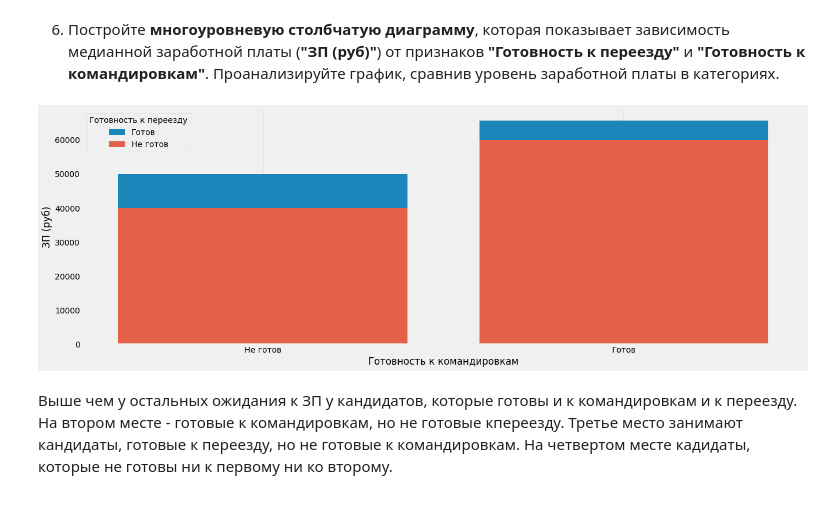
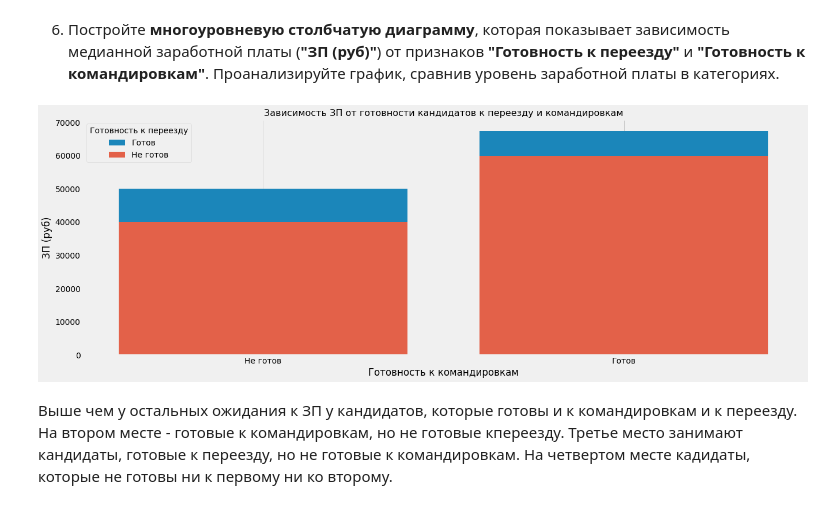
Before and after one commit to malinamedusa/Analysis-vacancies-HeadHunter, a Jupyter notebook: Project_01.ipynb, the cells around one changed output. Drawn from its saved outputs; the diff is of its cells as text; code cells hidden in the pictures.

```diff
--- a/Project_01.ipynb
+++ b/Project_01.ipynb
@@ -529,24 +529,26 @@ boxplot.grid()
 # %%
 data_median_salary_df = data_df.groupby(['Готовность к переезду', 'Готовность к командировкам'], as_index=False)['ЗП (руб)'].median()
 data_median_salary_df['Готовность к переезду'] = data_median_salary_df['Готовность к переезду'].apply(
                                                 lambda x: 'Готов' if x is True else 'Не готов')
 data_median_salary_df['Готовность к командировкам'] = data_median_salary_df['Готовность к командировкам'].apply(
                                                 lambda x: 'Готов' if x is True else 'Не готов')
 
 fig, axes = plt.subplots(figsize=(20, 7))
 barplot = sns.barplot(
     data=data_median_salary_df,
     x='Готовность к командировкам',
     y='ЗП (руб)',
     hue='Готовность к переезду',
     hue_order = ['Готов', 'Не готов'],
     orient='v',
     ci=None,
     dodge=False
 )
+barplot.set_title('Зависимость ЗП от готовности кандидатов к переезду и командировкам', fontsize=16)
+
 barplot.grid()
 # %% [output]
-[figure, old version]
+[figure, new version]
 # %% [markdown]
 Выше чем у остальных ожидания к ЗП у кандидатов, которые готовы и к командировкам и к переезду.
 На втором месте - готовые к командировкам, но не готовые кпереезду.
```
Also changed, not shown: parts of 1 cell of this notebook.
